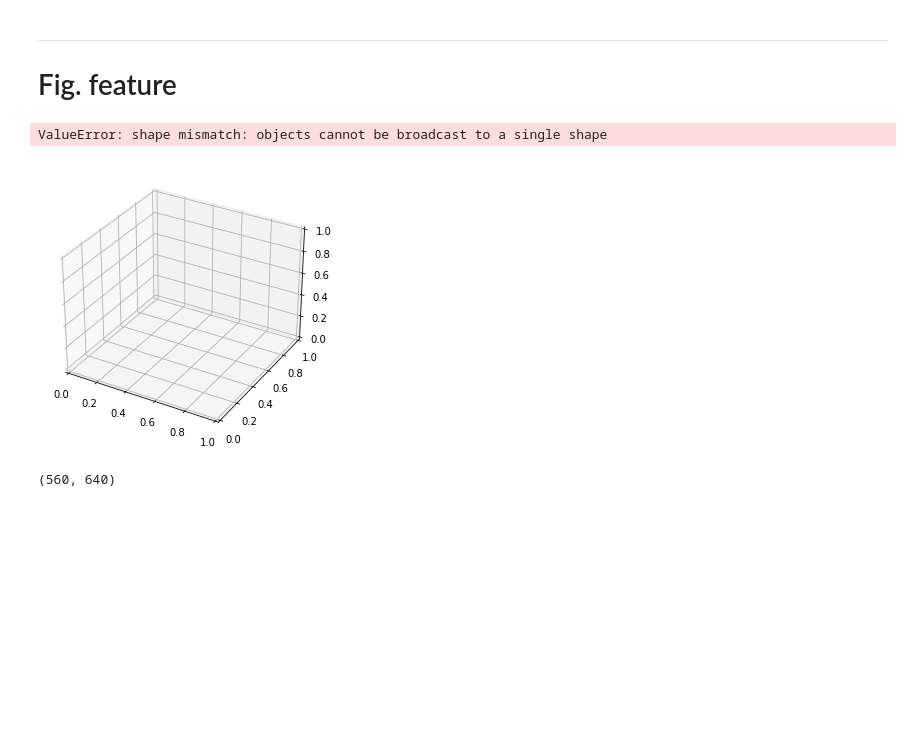
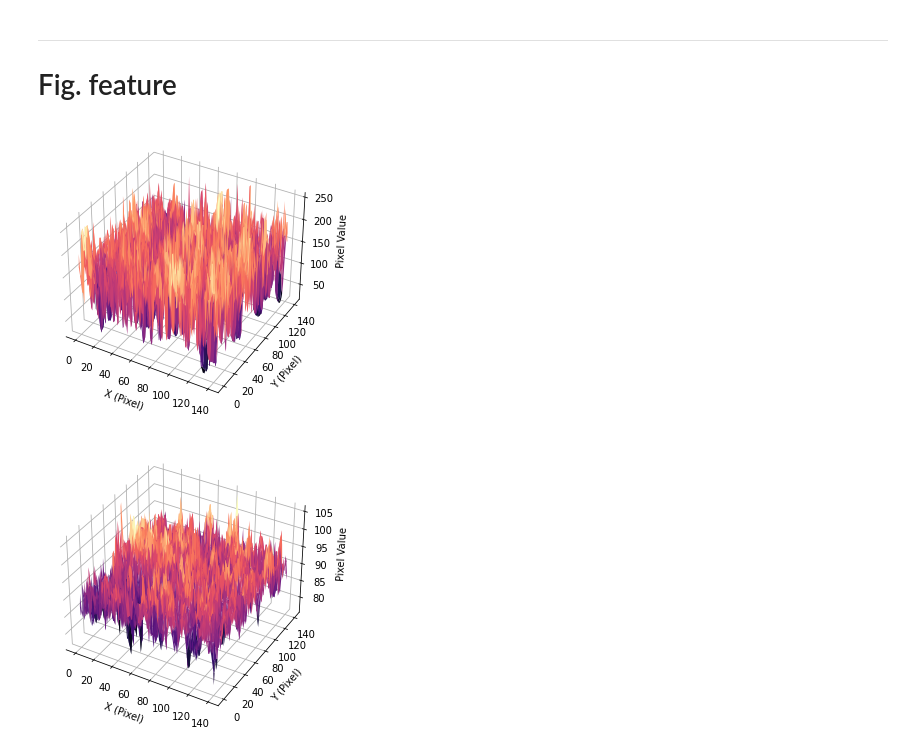
Before and after one commit to HOGEUNGOD/scientificProject, a Jupyter notebook: graph.ipynb, the cells around one changed output. Drawn from its saved outputs; the diff is of its cells as text; code cells hidden in the pictures; blank space fills up the shorter version.

```diff
--- a/graph.ipynb
+++ b/graph.ipynb
@@ -140,44 +140,43 @@ import cv2
 import numpy as np
 import matplotlib.pyplot as plt
 from scipy import io
 
 
-field = cv2.imread('data/ML/ff3638.jpg',cv2.IMREAD_GRAYSCALE)
-black = cv2.imread('data/DIC/ff03574.jpg',cv2.IMREAD_GRAYSCALE)
+ml = cv2.imread('data/ML/ff0001.jpg',cv2.IMREAD_GRAYSCALE)[407-100:407+100,211-30:211+170]
+ml_deformed = cv2.imread('data/ML/ff3638.jpg',cv2.IMREAD_GRAYSCALE)[407-100:407+100,211-30:211+170]
+black = cv2.imread('data/DIC/ff00001.jpg',cv2.IMREAD_GRAYSCALE)[295-100:295+100,217-30:217+170]
+black_deformed = cv2.imread('data/DIC/ff03574.jpg',cv2.IMREAD_GRAYSCALE)[295-100:295+100,217-30:217+170]
 
+field = ml[30:-30, 30:-30]
 x = np.linspace(0, np.shape(field)[1], np.shape(field)[1])
 y = np.linspace(0, np.shape(field)[0], np.shape(field)[0])
 X, Y = np.meshgrid(x, y)
 
 fig, ax = plt.subplots(subplot_kw={"projection": "3d"},figsize=(5,5) )
-ax.plot_surface(X, Y, black, cmap='jet', edgecolor=None,  rstride=1, cstride=1)
+ax.plot_surface(X, Y, black[30:-30, 30:-30], cmap='magma', edgecolor=None)
 ax.set_xlabel('X (Pixel)')
 ax.set_ylabel('Y (Pixel)')
-ax.set_zlabel('Correlation coefficient')
+ax.set_zlabel('Pixel Value')
 ax.view_init(35)
 ax.xaxis.set_pane_color((1.0, 1.0, 1.0, 0.0))
 ax.yaxis.set_pane_color((1.0, 1.0, 1.0, 0.0))
 ax.zaxis.set_pane_color((1.0, 1.0, 1.0, 0.0))
-# plt.savefig('../data/fig1b_3.png',dpi=300,bbox_inches='tight')
+plt.savefig('./data/fig1a_1.png',dpi=300,bbox_inches='tight')
 plt.show()
 plt.close()
 
 fig, ax = plt.subplots(subplot_kw={"projection": "3d"},figsize=(5,5))
-ax.plot_surface(X, Y, field, cmap='jet', edgecolor=None,  rstride=1, cstride=1)
+ax.plot_surface(X, Y, field, cmap='magma', edgecolor=None)
 ax.set_xlabel('X (Pixel)')
 ax.set_ylabel('Y (Pixel)')
-ax.set_zlabel('Correlation coefficient')
+ax.set_zlabel('Pixel Value')
 ax.view_init(35)
 ax.xaxis.set_pane_color((1.0, 1.0, 1.0, 0.0))
 ax.yaxis.set_pane_color((1.0, 1.0, 1.0, 0.0))
 ax.zaxis.set_pane_color((1.0, 1.0, 1.0, 0.0))
-# plt.savefig('../data/fig1b_4.png',dpi=300,bbox_inches='tight')
+plt.savefig('./data/fig1a_2.png',dpi=300,bbox_inches='tight')
 plt.show()
 plt.close()
 # %% [output]
-ValueError: shape mismatch: objects cannot be broadcast to a single shape
-[figure, old version]
+[figure, new version]
+[figure, added]
-# %%
-black.shape
-# %% [output]
-(560, 640)
```
Also changed, not shown: parts of 12 cells of this notebook, 4 other files.
